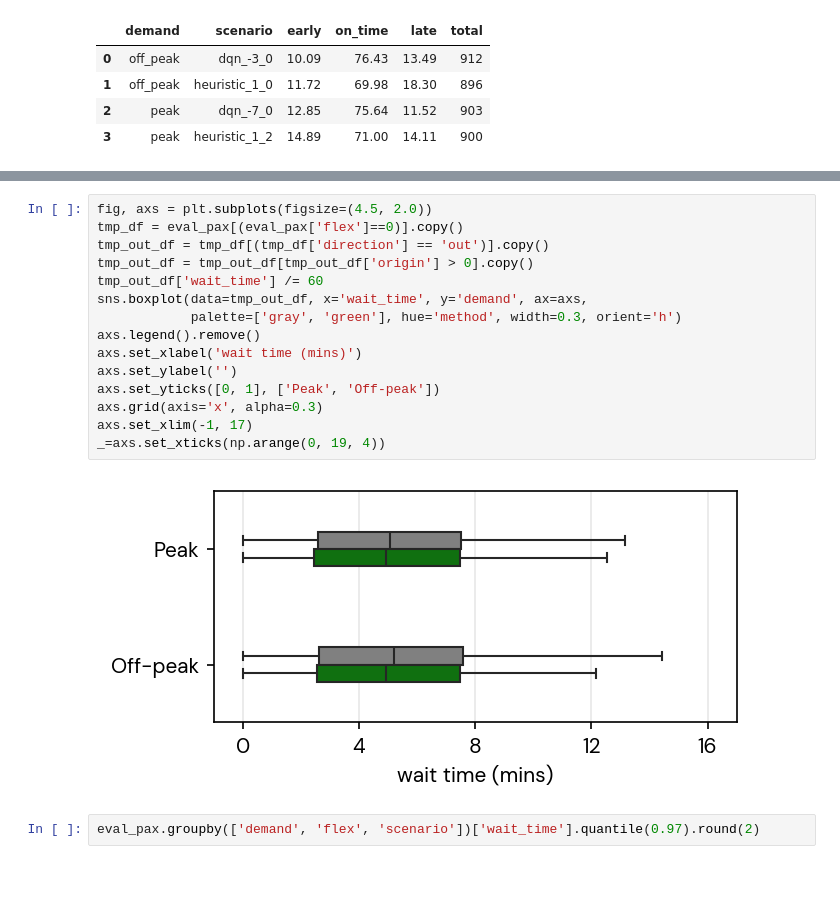
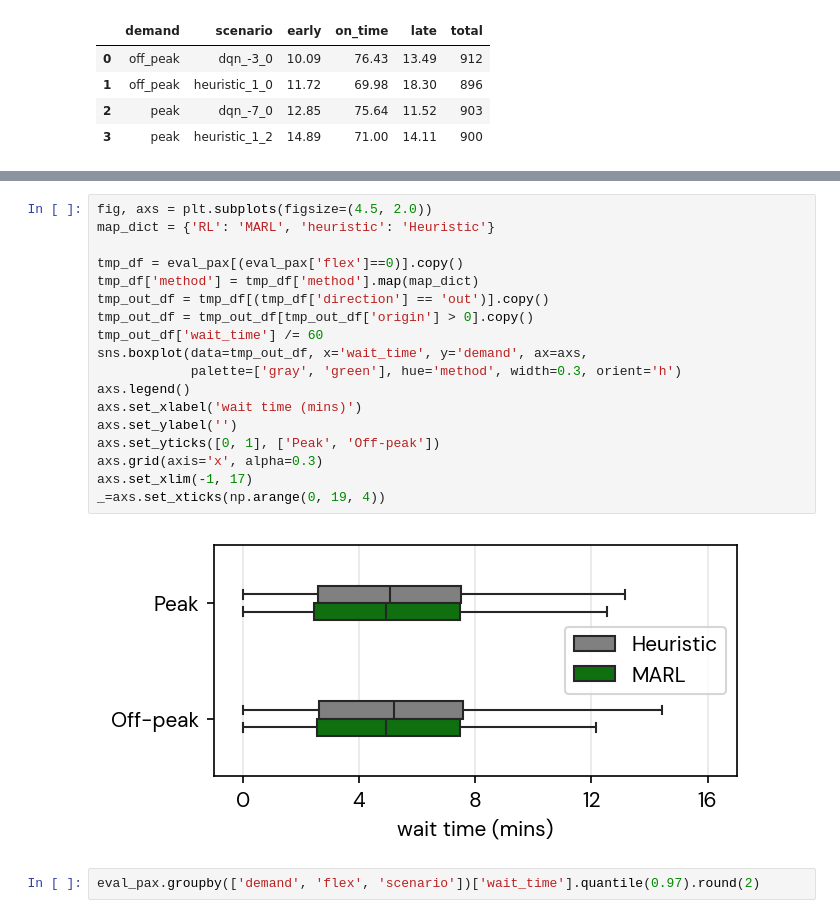
Before and after one commit to joerovar/flex-bus-sim, a Jupyter notebook: eval.ipynb, the cells around one changed output, grey strips where cells are left out. Cells and saved outputs as stored; diff of their text form; blank space fills up the shorter version.

```diff
--- a/eval.ipynb
+++ b/eval.ipynb
@@ -865,20 +938,23 @@ plt.tight_layout()
 # %%
 fig, axs = plt.subplots(figsize=(4.5, 2.0))
+map_dict = {'RL': 'MARL', 'heuristic': 'Heuristic'}
+
 tmp_df = eval_pax[(eval_pax['flex']==0)].copy()
+tmp_df['method'] = tmp_df['method'].map(map_dict)
 tmp_out_df = tmp_df[(tmp_df['direction'] == 'out')].copy()
 tmp_out_df = tmp_out_df[tmp_out_df['origin'] > 0].copy()
 tmp_out_df['wait_time'] /= 60
 sns.boxplot(data=tmp_out_df, x='wait_time', y='demand', ax=axs,
             palette=['gray', 'green'], hue='method', width=0.3, orient='h')
-axs.legend().remove()
+axs.legend()
 axs.set_xlabel('wait time (mins)')
 axs.set_ylabel('')
 axs.set_yticks([0, 1], ['Peak', 'Off-peak'])
 axs.grid(axis='x', alpha=0.3)
 axs.set_xlim(-1, 17)
 _=axs.set_xticks(np.arange(0, 19, 4))
 # %% [output]
-[figure, old version]
+[figure, new version]
 # %%
 eval_pax.groupby(['demand', 'flex', 'scenario'])['wait_time'].quantile(0.97).round(2)
 # %% [output]
```
Also changed, not shown: parts of 5 cells of this notebook, 1 other file.
